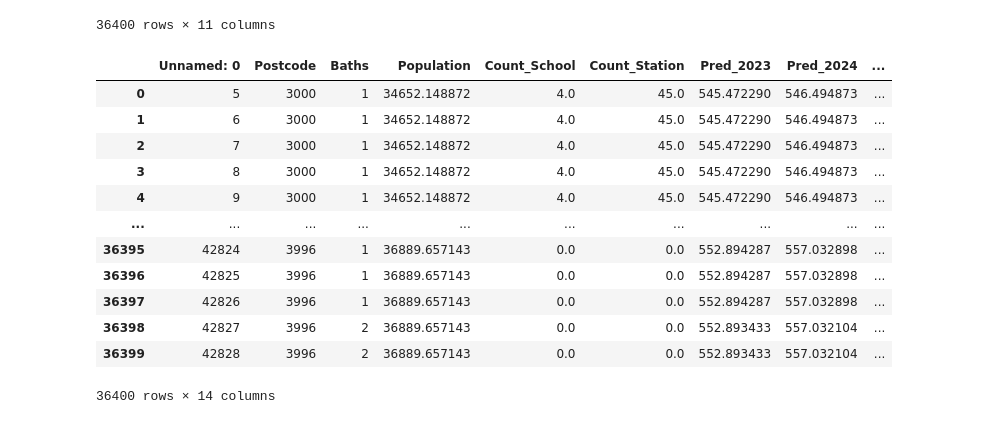
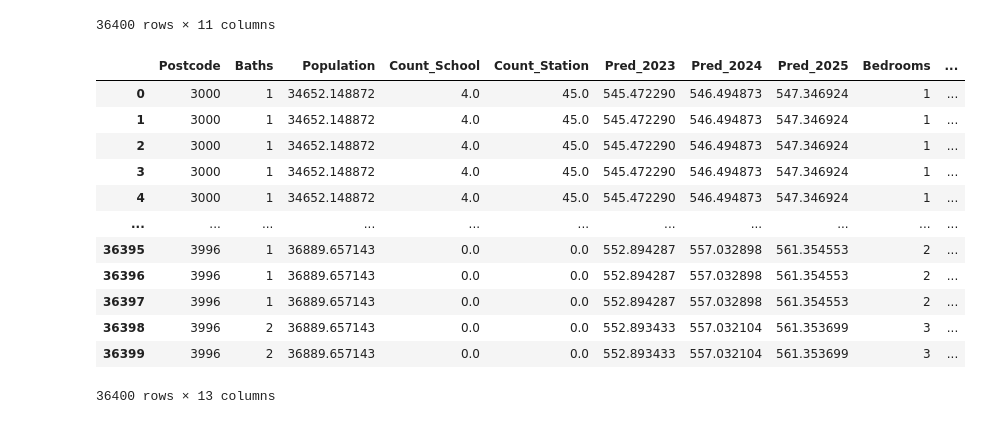
Before and after one commit to MAST30034-Applied-Data-Science/generic-real-estate-consulting-project-group50, a Jupyter notebook: draft works/NN_Model.ipynb, the cells around one changed output. Drawn from its saved outputs; the diff is of its cells as text; code cells hidden in the pictures.

```diff
--- a/draft works/NN_Model.ipynb
+++ b/draft works/NN_Model.ipynb
@@ -170,24 +170,24 @@ data
 # %%
 data['rate_2023'] = (data['Pred_2023'] - data['Weekly Rental Price'])/data['Weekly Rental Price']
 # %%
-data['rate_2024'] = (data['Pred_2024'] - data['Pred_2023'])/data['Pred_2023']
+data['rate_2024'] = (data['Pred_2024'] - data['Weekly Rental Price'])/data['Weekly Rental Price']
 # %%
-data['rate_2025'] = (data['Pred_2025'] - data['Pred_2024'])/data['Pred_2024']
+data['rate_2025'] = (data['Pred_2025'] - data['Weekly Rental Price'])/data['Weekly Rental Price']
 # %%
-data
+data.drop(columns='Unnamed: 0')
 # %% [output]
-|  | Unnamed: 0 | Postcode | Baths | Population | Count_School | Count_Station | Pred_2023 | Pred_2024 | ... |
-| 0 | 5 | 3000 | 1 | 34652.148872 | 4.0 | 45.0 | 545.472290 | 546.494873 | ... |
-| 1 | 6 | 3000 | 1 | 34652.148872 | 4.0 | 45.0 | 545.472290 | 546.494873 | ... |
-| 2 | 7 | 3000 | 1 | 34652.148872 | 4.0 | 45.0 | 545.472290 | 546.494873 | ... |
-| 3 | 8 | 3000 | 1 | 34652.148872 | 4.0 | 45.0 | 545.472290 | 546.494873 | ... |
-| 4 | 9 | 3000 | 1 | 34652.148872 | 4.0 | 45.0 | 545.472290 | 546.494873 | ... |
-| ... | ... | ... | ... | ... | ... | ... | ... | ... | ... |
-| 36395 | 42824 | 3996 | 1 | 36889.657143 | 0.0 | 0.0 | 552.894287 | 557.032898 | ... |
-| 36396 | 42825 | 3996 | 1 | 36889.657143 | 0.0 | 0.0 | 552.894287 | 557.032898 | ... |
-| 36397 | 42826 | 3996 | 1 | 36889.657143 | 0.0 | 0.0 | 552.894287 | 557.032898 | ... |
-| 36398 | 42827 | 3996 | 2 | 36889.657143 | 0.0 | 0.0 | 552.893433 | 557.032104 | ... |
-| 36399 | 42828 | 3996 | 2 | 36889.657143 | 0.0 | 0.0 | 552.893433 | 557.032104 | ... |
+|  | Postcode | Baths | Population | Count_School | Count_Station | Pred_2023 | Pred_2024 | Pred_2025 | Bedrooms | ... |
+| 0 | 3000 | 1 | 34652.148872 | 4.0 | 45.0 | 545.472290 | 546.494873 | 547.346924 | 1 | ... |
+| 1 | 3000 | 1 | 34652.148872 | 4.0 | 45.0 | 545.472290 | 546.494873 | 547.346924 | 1 | ... |
+| 2 | 3000 | 1 | 34652.148872 | 4.0 | 45.0 | 545.472290 | 546.494873 | 547.346924 | 1 | ... |
+| 3 | 3000 | 1 | 34652.148872 | 4.0 | 45.0 | 545.472290 | 546.494873 | 547.346924 | 1 | ... |
+| 4 | 3000 | 1 | 34652.148872 | 4.0 | 45.0 | 545.472290 | 546.494873 | 547.346924 | 1 | ... |
+| ... | ... | ... | ... | ... | ... | ... | ... | ... | ... | ... |
+| 36395 | 3996 | 1 | 36889.657143 | 0.0 | 0.0 | 552.894287 | 557.032898 | 561.354553 | 2 | ... |
+| 36396 | 3996 | 1 | 36889.657143 | 0.0 | 0.0 | 552.894287 | 557.032898 | 561.354553 | 2 | ... |
+| 36397 | 3996 | 1 | 36889.657143 | 0.0 | 0.0 | 552.894287 | 557.032898 | 561.354553 | 2 | ... |
+| 36398 | 3996 | 2 | 36889.657143 | 0.0 | 0.0 | 552.893433 | 557.032104 | 561.353699 | 3 | ... |
+| 36399 | 3996 | 2 | 36889.657143 | 0.0 | 0.0 | 552.893433 | 557.032104 | 561.353699 | 3 | ... |
-36400 rows × 14 columns
+36400 rows × 13 columns
 # %%
 data.to_csv("../data/curated/NNpredi.csv")
```
Also changed, not shown: parts of 2 cells of this notebook.
